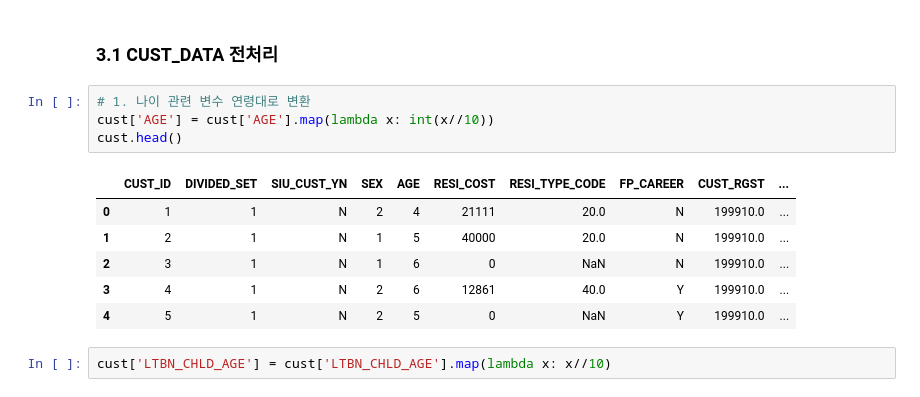
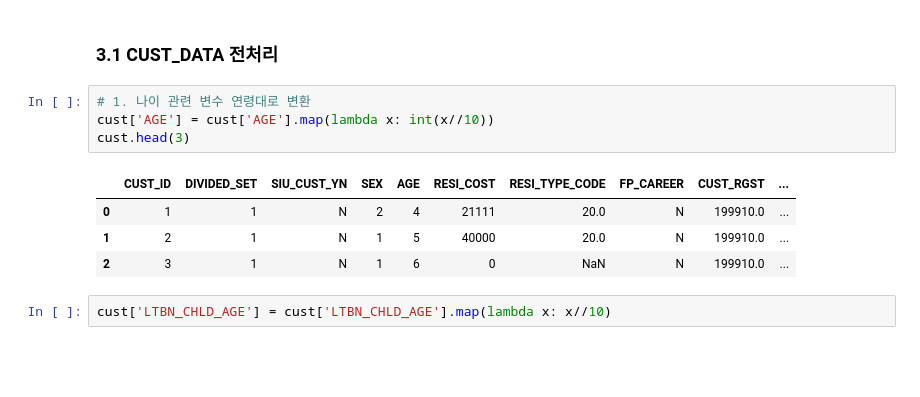
Before and after one commit to lucio-karin0506/SaltLux-Project, a Jupyter notebook: Machine Learning/Machine learning lecture/6장. 부정탐지 분석 프로젝트.ipynb, the cells around one changed output. Saved outputs shown, nothing was run; the diff lists cells and outputs as text; blank space fills up the shorter version.

```diff
--- a/Machine Learning/Machine learning lecture/6장. 부정탐지 분석 프로젝트.ipynb
+++ b/Machine Learning/Machine learning lecture/6장. 부정탐지 분석 프로젝트.ipynb
@@ -161,14 +266,12 @@ cust[cust['CUST_ID'] == 15109]
 # %%
 # 1. 나이 관련 변수 연령대로 변환
 cust['AGE'] = cust['AGE'].map(lambda x: int(x//10))
-cust.head()
+cust.head(3)
 # %% [output]
 |  | CUST_ID | DIVIDED_SET | SIU_CUST_YN | SEX | AGE | RESI_COST | RESI_TYPE_CODE | FP_CAREER | CUST_RGST | ... |
 | 0 | 1 | 1 | N | 2 | 4 | 21111 | 20.0 | N | 199910.0 | ... |
 | 1 | 2 | 1 | N | 1 | 5 | 40000 | 20.0 | N | 199910.0 | ... |
 | 2 | 3 | 1 | N | 1 | 6 | 0 | NaN | N | 199910.0 | ... |
-| 3 | 4 | 1 | N | 2 | 6 | 12861 | 40.0 | Y | 199910.0 | ... |
-| 4 | 5 | 1 | N | 2 | 5 | 0 | NaN | Y | 199910.0 | ... |
 # %%
 cust['LTBN_CHLD_AGE'] = cust['LTBN_CHLD_AGE'].map(lambda x: x//10)
 # %%
```
Also changed, not shown: parts of 31 cells of this notebook.
